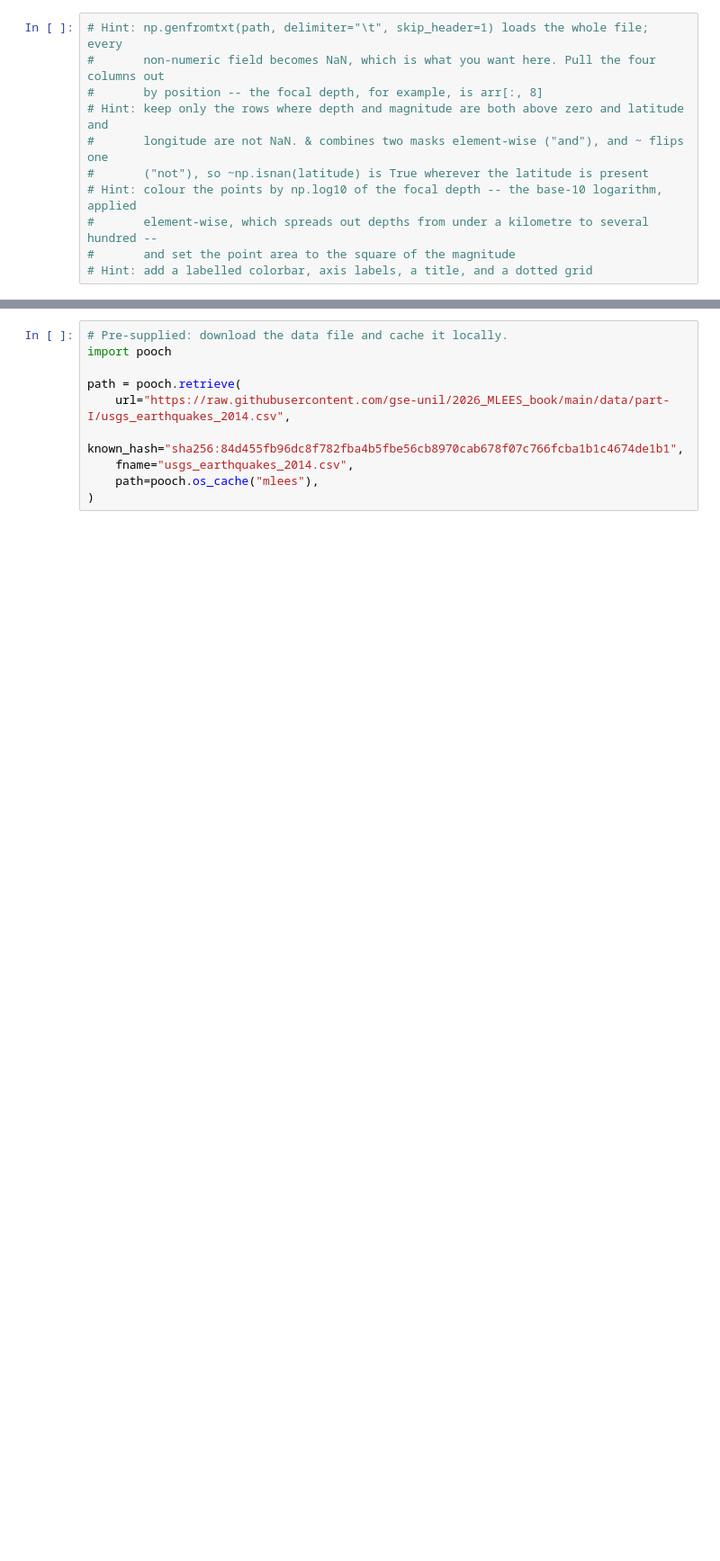
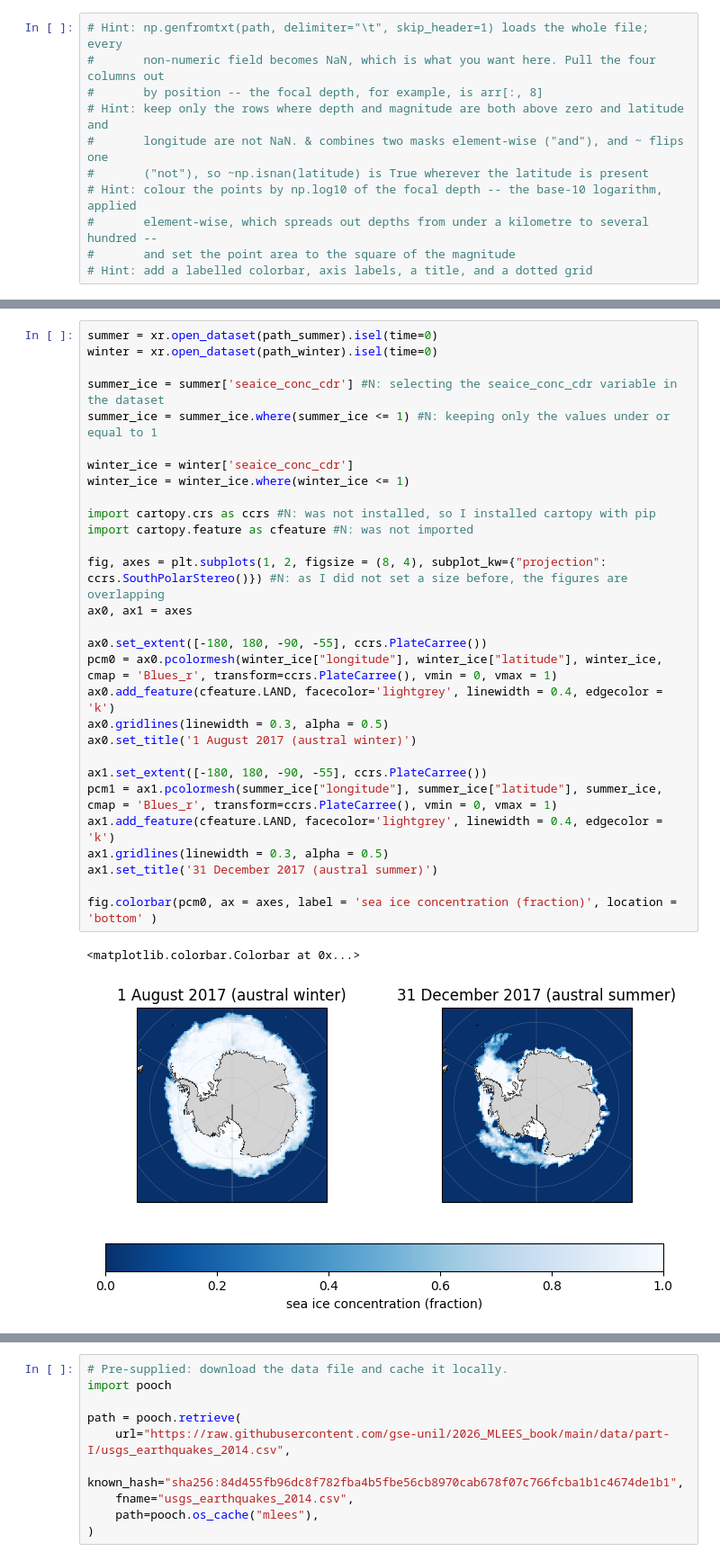
Before and after one commit to NilsChabloz/2026_Intro_Python, a Jupyter notebook: live/part-I/1.4-matplotlib-and-xarray-environmental-exercises.ipynb, the cells around one changed output, grey strips where cells are left out. Shown at 90% size. Cells and saved outputs as stored; diff of their text form; blank space fills up the shorter version.

```diff
--- a/live/part-I/1.4-matplotlib-and-xarray-environmental-exercises.ipynb
+++ b/live/part-I/1.4-matplotlib-and-xarray-environmental-exercises.ipynb
@@ -416 +501,33 @@ path_summer = pooch.retrieve(
+# %%
+summer = xr.open_dataset(path_summer).isel(time=0)
+winter = xr.open_dataset(path_winter).isel(time=0)
+
+summer_ice = summer['seaice_conc_cdr'] #N: selecting the seaice_conc_cdr variable in the dataset
+summer_ice = summer_ice.where(summer_ice <= 1) #N: keeping only the values under or equal to 1
+
+winter_ice = winter['seaice_conc_cdr']
+winter_ice = winter_ice.where(winter_ice <= 1)
+
+import cartopy.crs as ccrs #N: was not installed, so I installed cartopy with pip
+import cartopy.feature as cfeature #N: was not imported
+
+fig, axes = plt.subplots(1, 2, figsize = (8, 4), subplot_kw={"projection": ccrs.SouthPolarStereo()}) #N: as I did not set a size before, the figures are overlapping
+ax0, ax1 = axes
+
+ax0.set_extent([-180, 180, -90, -55], ccrs.PlateCarree())
+pcm0 = ax0.pcolormesh(winter_ice["longitude"], winter_ice["latitude"], winter_ice, cmap = 'Blues_r', transform=ccrs.PlateCarree(), vmin = 0, vmax = 1)
+ax0.add_feature(cfeature.LAND, facecolor='lightgrey', linewidth = 0.4, edgecolor = 'k')
+ax0.gridlines(linewidth = 0.3, alpha = 0.5)
+ax0.set_title('1 August 2017 (austral winter)')
+
+ax1.set_extent([-180, 180, -90, -55], ccrs.PlateCarree())
+pcm1 = ax1.pcolormesh(summer_ice["longitude"], summer_ice["latitude"], summer_ice, cmap = 'Blues_r', transform=ccrs.PlateCarree(), vmin = 0, vmax = 1)
+ax1.add_feature(cfeature.LAND, facecolor='lightgrey', linewidth = 0.4, edgecolor = 'k')
+ax1.gridlines(linewidth = 0.3, alpha = 0.5)
+ax1.set_title('31 December 2017 (austral summer)')
+
+fig.colorbar(pcm0, ax = axes, label = 'sea ice concentration (fraction)', location = 'bottom' )
+# %% [output]
+<matplotlib.colorbar.Colorbar at 0x...>
+[figure, added]
 # %%
```
Also changed, not shown: parts of 6 cells of this notebook.
